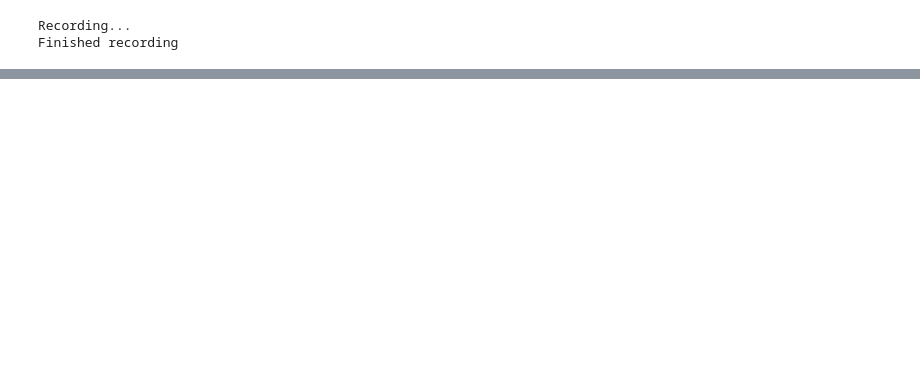
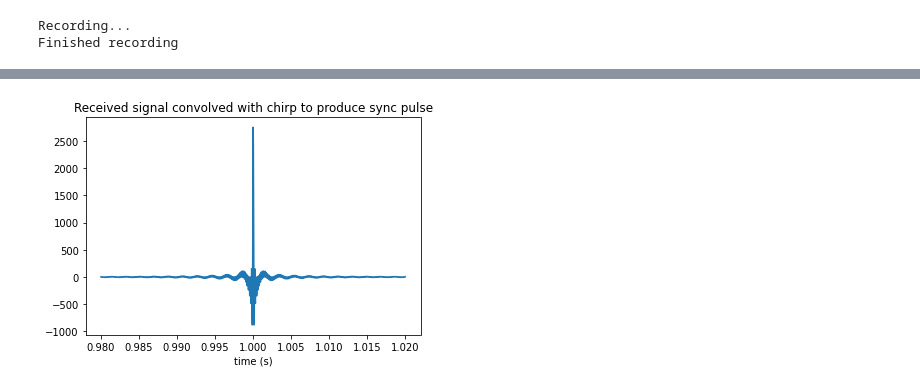
Before and after one commit to adamg-97/GF3-audio-modem, a Jupyter notebook: Audio.ipynb, the cells around one changed output, grey strips where cells are left out. Cells and saved outputs as stored; diff of their text form; code cells hidden in the pictures; blank space fills up the shorter version.

```diff
--- a/Audio.ipynb
+++ b/Audio.ipynb
@@ -73,0 +78,11 @@ Recording...
+# %%
+time = np.linspace(0, len(sync)/rx.fs, len(sync))
+start = int(rx.fs * 0.98)
+end = int(rx.fs * 1.02)
+
+plt.plot(time[start:end],sync[start:end])
+plt.xlabel("time (s)")
+plt.title("Received signal convolved with chirp to produce sync pulse")
+plt.savefig("plots/sync_pulse")
+# %% [output]
+[figure, added]
```
Also changed, not shown: parts of 7 cells of this notebook, 13 other files.
